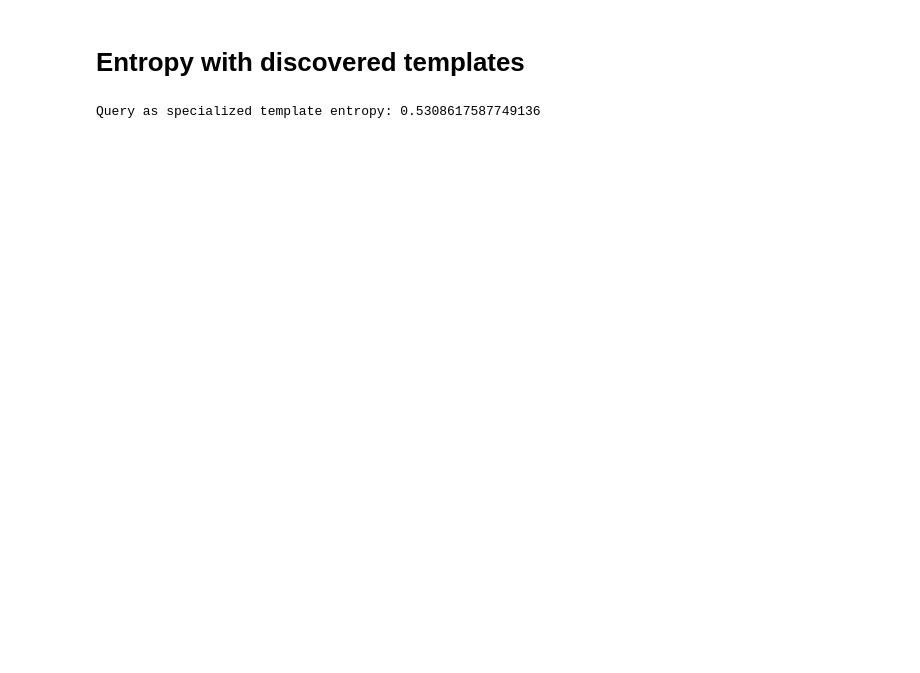
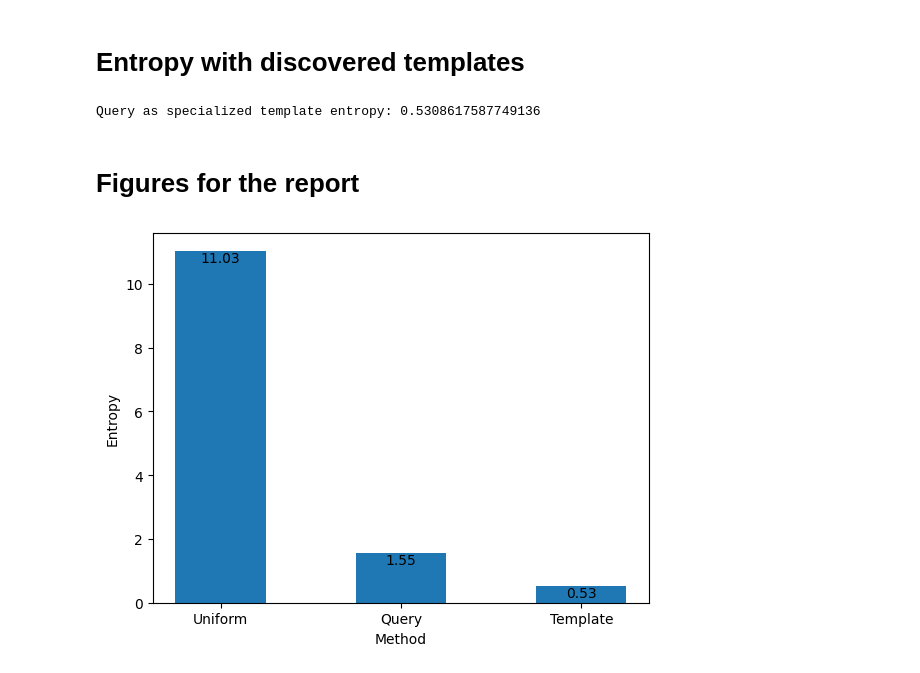
Before and after one commit to glaciation-heu/sparql-log-analysis, a Jupyter notebook: log_analysis/logs/eda.ipynb, the cells around one changed output. Drawn from its saved outputs; the diff is of its cells as text; code cells hidden in the pictures; blank space fills up the shorter version.

Commit message:
update entropy

```diff
--- a/log_analysis/logs/eda.ipynb
+++ b/log_analysis/logs/eda.ipynb
@@ -80,8 +83,11 @@ def entropy(probs: list) -> float:
     """ Return entropy of list of probabilities """
     return -sum([p*np.log(p) for p in probs])
 # %%
-print(f'Uniform entropy: {np.log(len(lines))}')
-print(f'Query as template entropy: {entropy([x/len(lines) for x in df["count"]])}')
+uniform_entropy = np.log(len(lines))
+print(f'Uniform entropy: {uniform_entropy}')
+
+query_entropy = entropy([x/len(lines) for x in df["count"]])
+print(f'Query as template entropy: {query_entropy}')
 # %% [output]
 Uniform entropy: 11.034712228931713
 Query as template entropy: 1.5538553596251987
@@ -208,6 +231,29 @@ grouped_df = df.groupby(by=['T_specialized'])[['count']].sum()
 total = grouped_df['count'].sum()
 grouped_df['count'] = grouped_df['count'] / total
 # %%
-print(f'Query as specialized template entropy: {entropy(grouped_df["count"])}')
+template_entropy = entropy(grouped_df["count"])
+print(f'Query as specialized template entropy: {template_entropy}')
 # %% [output]
 Query as specialized template entropy: 0.5308617587749136
+# %% [markdown]
+# Figures for the report
+# %%
+entropies = [uniform_entropy, query_entropy, template_entropy]
+
+fig, ax = plt.subplots()
+ax.bar(
+    ['Uniform', 'Query', 'Template'],
+    entropies,
+    width=0.5
+)
+
+for i, value in enumerate(entropies):
+    ax.text(i, value, f"{value:.2f}", ha='center', va='top')
+
+ax.set_ylabel('Entropy')
+ax.set_xlabel('Method')
+# plt.show()
+
+plt.savefig('entropy.jpg')
+# %% [output]
+[figure, added]
```
Also changed, not shown: parts of 4 cells of this notebook, 4 other files.
